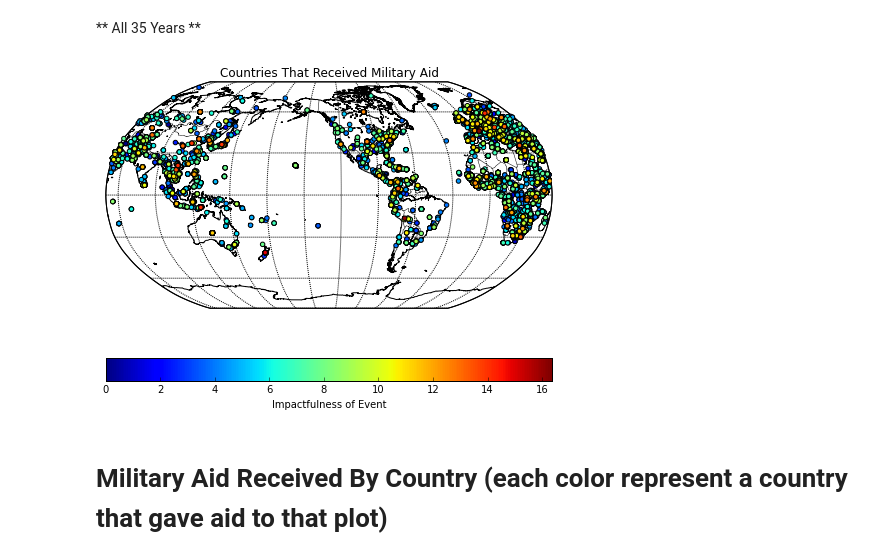
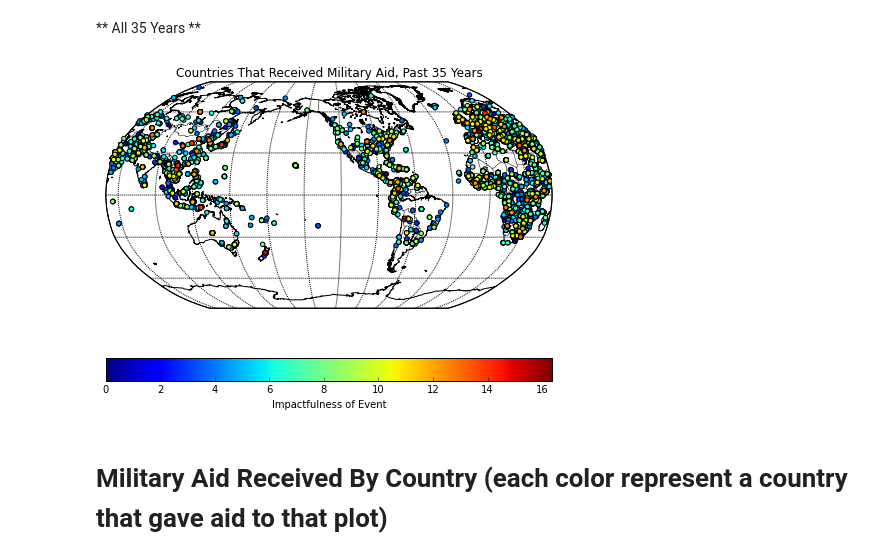
Before and after one commit to chongyeegan/cs5304-dataScience, a Jupyter notebook: Data-Science_hw3/Extra Credit 1/Extra Credit 1.ipynb, the cells around one changed output. Drawn from its saved outputs; the diff is of its cells as text; code cells hidden in the pictures.

```diff
--- a/Data-Science_hw3/Extra Credit 1/Extra Credit 1.ipynb
+++ b/Data-Science_hw3/Extra Credit 1/Extra Credit 1.ipynb
@@ -113,26 +113,26 @@ with open(MILITARY_AID_AVGTONE_1990To2000) as f:
 # %%
 eq_map = Basemap(projection='robin', resolution = 'l', area_thresh = 1000.0,
               lat_0=0, lon_0=-130)
 eq_map.drawcoastlines()
 eq_map.drawcountries()
 eq_map.fillcontinents(color = 'gray', zorder=0)
 eq_map.drawmapboundary()
 eq_map.drawmeridians(np.arange(0, 360, 30))
 eq_map.drawparallels(np.arange(-90, 90, 30))
 
 
 x,y = eq_map(lons2, lats2)
 eq_map.scatter(x, y, c=tone, zorder=4)
 #for i in range(len(idx)):
 #    x,y = eq_map(lons2[i], lats2[i])
 #    eq_map.scatter(x,y,c=float(pltColors[i][0]), label=actors1[i][0], zorder=4)
 
-plt.title("Countries That Received Military Aid")
+plt.title("Countries That Received Military Aid, Past 35 Years")
 c = plt.colorbar(orientation='horizontal')
 c.set_label("Impactfulness of Event")
 plt.show()
 # %% [output]
-[figure, old version]
+[figure, new version]
 # %% [markdown]
 # Military Aid Received By Country (each color represent a country that gave aid to that plot)
 # %% [markdown]
```
Also changed, not shown: parts of 3 cells of this notebook, 1 other file.
